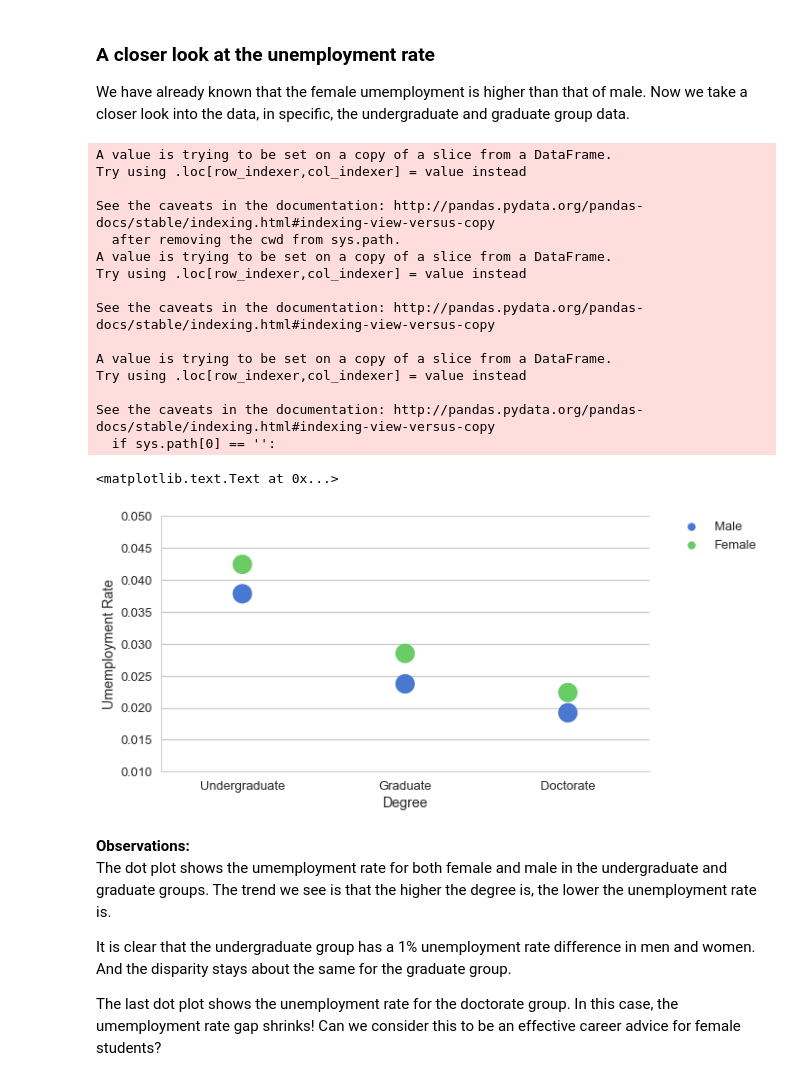
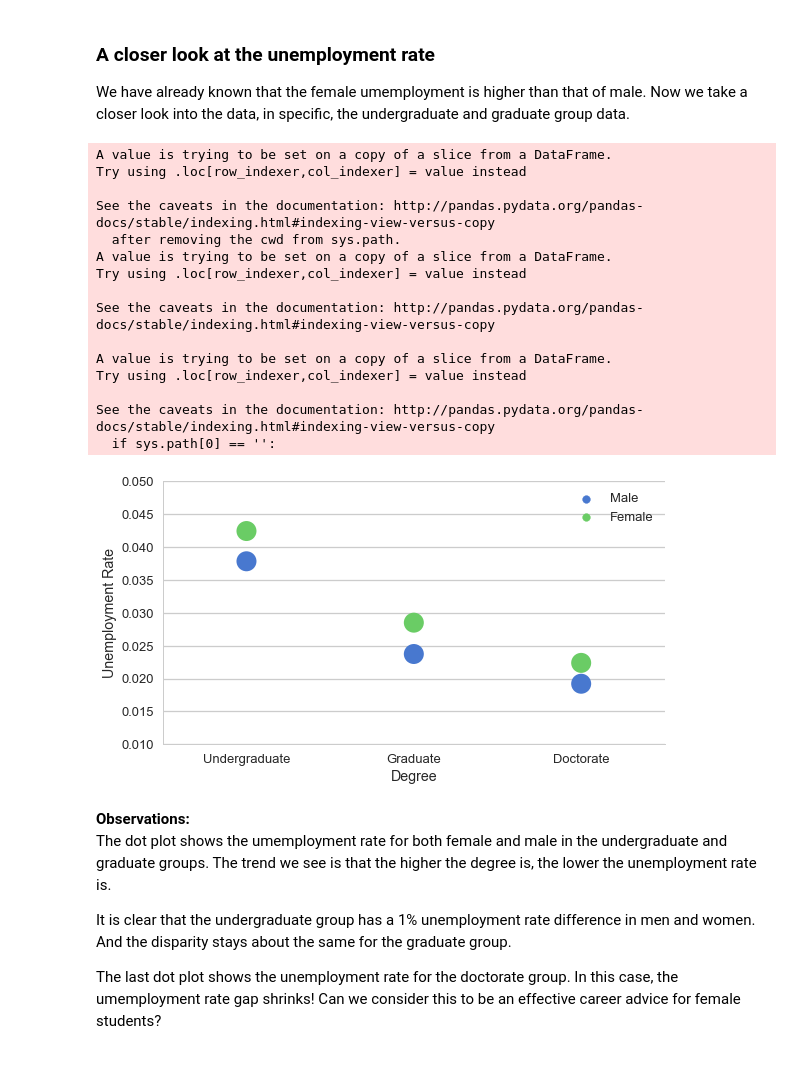
Before and after one commit to shuojiashi/women_in_stem, a Jupyter notebook: notebooks/Women in STEM_project report.ipynb, the cells around one changed output. Saved outputs shown, nothing was run; the diff lists cells and outputs as text; code cells hidden in the pictures.

```diff
--- a/notebooks/Women in STEM_project report.ipynb
+++ b/notebooks/Women in STEM_project report.ipynb
@@ -206,0 +231,17 @@ sns.set_style('whitegrid')
+# %%
+sns.set_style("white")
+fig=plt.figure(figsize=[8,5])
+ax = fig.add_subplot(111)
+df_female_percentage = df_graduate.groupby('YEAR')['GENDERS'].value_counts(normalize=True).unstack().reset_index()
+
+
+sns.barplot(x='YEAR', y='Female', data = df_female_percentage, color="purple", ax=ax)
+ax.set_xlabel('YEAR')
+ax.set_ylim([0,0.45])
+ax.set_yticks([0,0.1,0.2,0.3,0.4])
+ax.set_yticklabels(['{:1.1f}%'.format(x*100) for x in [0,0.1,0.2,0.3,0.4]])
+plt.ylabel('')
+plt.title('% of Women with Graduate Degrees',fontsize=20)
+sns.despine()
+plt.savefig('./../results/femalepercent1.png',dpi = 150)
+sns.set_style('whitegrid')
@@ -257,37 +303,37 @@ employ_gr = df_graduate.groupby('GENDERS')['LFSTATS'].value_counts(normalize=Tru
 employ_gr_melt = pd.melt(employ_gr.reset_index(), id_vars ='GENDERS')
 employed_gr_melt_e = employ_gr_melt[employ_gr_melt['LFSTATS']=='Unemployed']
 employed_gr_melt_e['Degree'] = 'Graduate'
 employ_dr = df_dr.groupby('GENDERS')['LFSTATS'].value_counts(normalize=True).unstack()
 employ_dr_melt = pd.melt(employ_dr.reset_index(), id_vars ='GENDERS')
 employed_dr_melt_e = employ_dr_melt[employ_dr_melt['LFSTATS']=='Unemployed']
 employed_dr_melt_e['Degree'] = 'Doctorate'
 employed_new = pd.concat([employed_ug_melt_e,employed_gr_melt_e,employed_dr_melt_e])
 
 plt.figure(figsize=(8,4.5))
 sns.stripplot(x='Degree', y='value', data=employed_new, hue='GENDERS', hue_order=['Male','Female'], size =20, palette="muted")
-plt.legend(bbox_to_anchor=(1.05, 1), loc=2, borderaxespad=0.)
+plt.legend()
 sns.despine()
 plt.tight_layout()
 plt.ylim([0.01,0.05])
-plt.ylabel('Umemployment Rate')
+plt.ylabel('Unemployment Rate')
+plt.savefig('./../results/unemployment_rate.png',dpi = 150)
 # %% [output]
 A value is trying to be set on a copy of a slice from a DataFrame.
 Try using .loc[row_indexer,col_indexer] = value instead
 
 See the caveats in the documentation: http://pandas.pydata.org/pandas-docs/stable/indexing.html#indexing-view-versus-copy
   after removing the cwd from sys.path.
 A value is trying to be set on a copy of a slice from a DataFrame.
 Try using .loc[row_indexer,col_indexer] = value instead
 
 See the caveats in the documentation: http://pandas.pydata.org/pandas-docs/stable/indexing.html#indexing-view-versus-copy
 
 A value is trying to be set on a copy of a slice from a DataFrame.
 Try using .loc[row_indexer,col_indexer] = value instead
 
 See the caveats in the documentation: http://pandas.pydata.org/pandas-docs/stable/indexing.html#indexing-view-versus-copy
   if sys.path[0] == '':
-<matplotlib.text.Text at 0x...>
-[figure, old version]
+[figure, new version]
 # %% [markdown]
 **Observations:**
 The dot plot shows the umemployment rate for both female and male in the undergraduate and graduate groups. The trend we see is that the higher the degree is, the lower the unemployment rate is.
```
Also changed, not shown: parts of 11 cells of this notebook, 11 other files.
